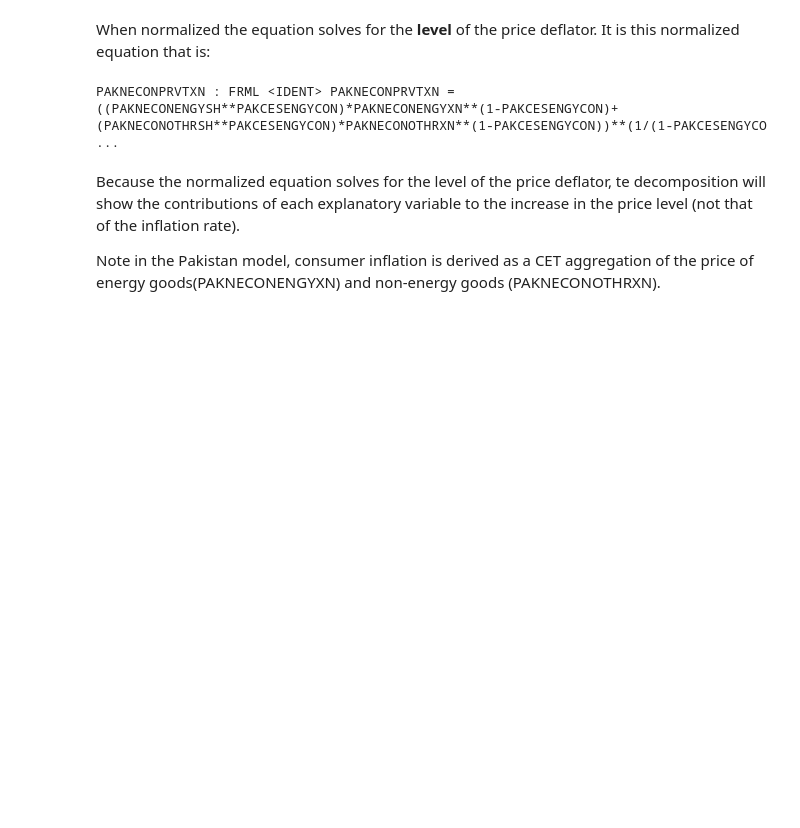
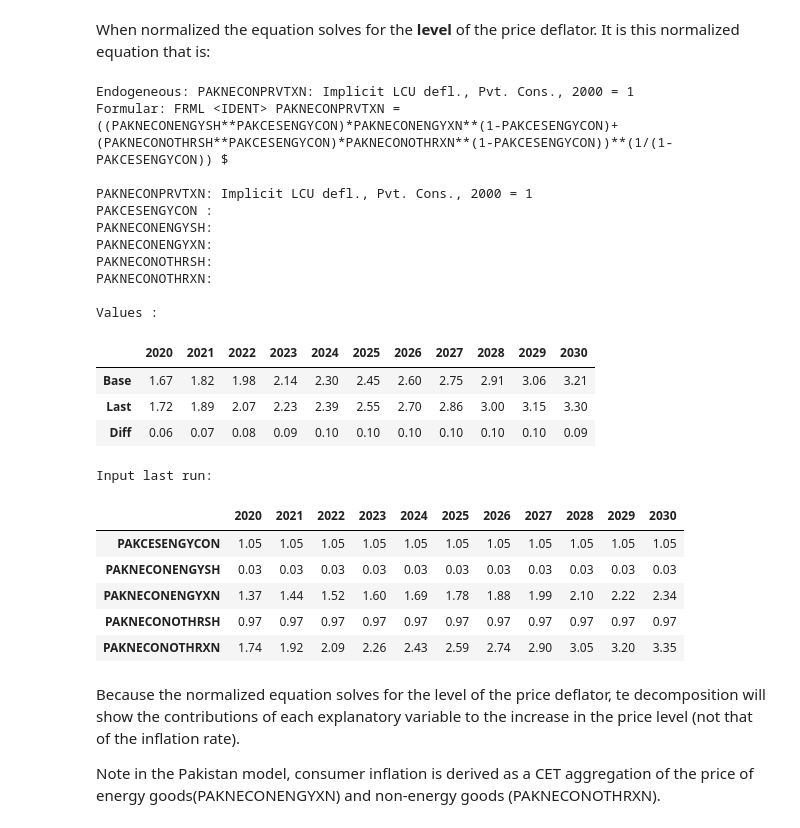
Before and after one commit to IbHansen/modelflow-manual, a Jupyter notebook: papers/mfbook/content/06_ModelAnalytics/Attribution some features.ipynb, the cells around one changed output. Drawn from its saved outputs; the diff is of its cells as text; code cells hidden in the pictures; blank space fills up the shorter version.

```diff
--- a/papers/mfbook/content/06_ModelAnalytics/Attribution some features.ipynb
+++ b/papers/mfbook/content/06_ModelAnalytics/Attribution some features.ipynb
@@ -459,9 +484,30 @@ PAKNECONPRVTXN : @IDENTITY PAKNECONPRVTXN  = ((PAKNECONENGYSH^PAKCESENGYCON)  *
 # %% [markdown]
 When normalized the equation solves for the **level** of the price deflator.  It is this normalized equation that is:
 # %%
-mpak['PAKNECONPRVTXN'].frml
+mpak.PAKNECONPRVTXN
 # %% [output]
-PAKNECONPRVTXN : FRML <IDENT> PAKNECONPRVTXN = ((PAKNECONENGYSH**PAKCESENGYCON)*PAKNECONENGYXN**(1-PAKCESENGYCON)+(PAKNECONOTHRSH**PAKCESENGYCON)*PAKNECONOTHRXN**(1-PAKCESENGYCON))**(1/(1-PAKCESENGYCO ...
+Endogeneous: PAKNECONPRVTXN: Implicit LCU defl., Pvt. Cons., 2000 = 1
+Formular: FRML <IDENT> PAKNECONPRVTXN = ((PAKNECONENGYSH**PAKCESENGYCON)*PAKNECONENGYXN**(1-PAKCESENGYCON)+(PAKNECONOTHRSH**PAKCESENGYCON)*PAKNECONOTHRXN**(1-PAKCESENGYCON))**(1/(1-PAKCESENGYCON)) $
+
+PAKNECONPRVTXN: Implicit LCU defl., Pvt. Cons., 2000 = 1
+PAKCESENGYCON :
+PAKNECONENGYSH:
+PAKNECONENGYXN:
+PAKNECONOTHRSH:
+PAKNECONOTHRXN:
+
+Values :
+|  | 2020 | 2021 | 2022 | 2023 | 2024 | 2025 | 2026 | 2027 | 2028 | 2029 | 2030 |
+| Base | 1.67 | 1.82 | 1.98 | 2.14 | 2.30 | 2.45 | 2.60 | 2.75 | 2.91 | 3.06 | 3.21 |
+| Last | 1.72 | 1.89 | 2.07 | 2.23 | 2.39 | 2.55 | 2.70 | 2.86 | 3.00 | 3.15 | 3.30 |
+| Diff | 0.06 | 0.07 | 0.08 | 0.09 | 0.10 | 0.10 | 0.10 | 0.10 | 0.10 | 0.10 | 0.09 |
+Input last run:
+|  | 2020 | 2021 | 2022 | 2023 | 2024 | 2025 | 2026 | 2027 | 2028 | 2029 | 2030 |
+| PAKCESENGYCON | 1.05 | 1.05 | 1.05 | 1.05 | 1.05 | 1.05 | 1.05 | 1.05 | 1.05 | 1.05 | 1.05 |
+| PAKNECONENGYSH | 0.03 | 0.03 | 0.03 | 0.03 | 0.03 | 0.03 | 0.03 | 0.03 | 0.03 | 0.03 | 0.03 |
+| PAKNECONENGYXN | 1.37 | 1.44 | 1.52 | 1.60 | 1.69 | 1.78 | 1.88 | 1.99 | 2.10 | 2.22 | 2.34 |
+| PAKNECONOTHRSH | 0.97 | 0.97 | 0.97 | 0.97 | 0.97 | 0.97 | 0.97 | 0.97 | 0.97 | 0.97 | 0.97 |
+| PAKNECONOTHRXN | 1.74 | 1.92 | 2.09 | 2.26 | 2.43 | 2.59 | 2.74 | 2.90 | 3.05 | 3.20 | 3.35 |
 # %% [markdown]
 Because the normalized equation solves for the level of the price deflator, te decomposition will show the contributions of each explanatory variable to the increase in the price level (not that of the inflation rate).
 
```
Also changed, not shown: parts of 29 cells of this notebook, 4 other files.
